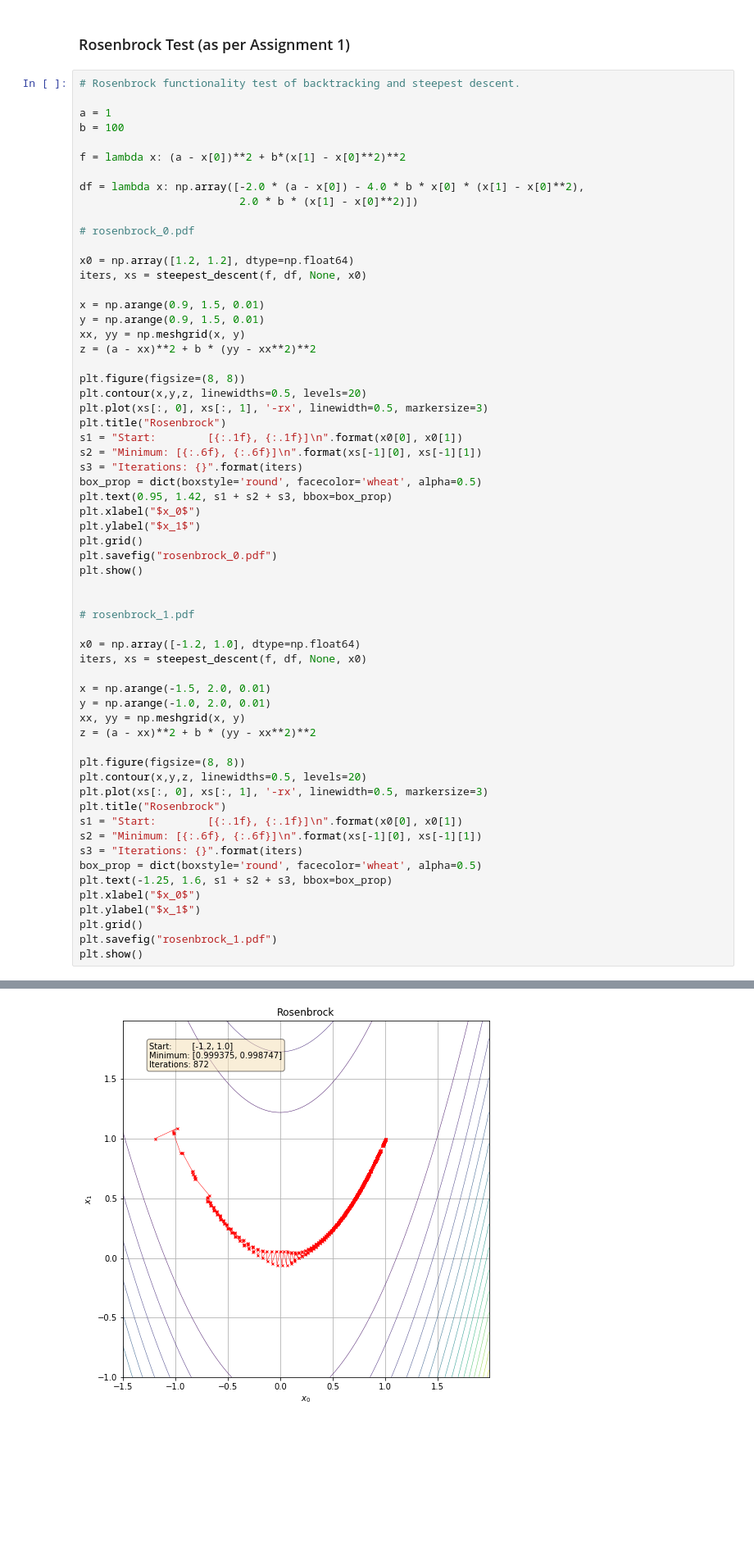
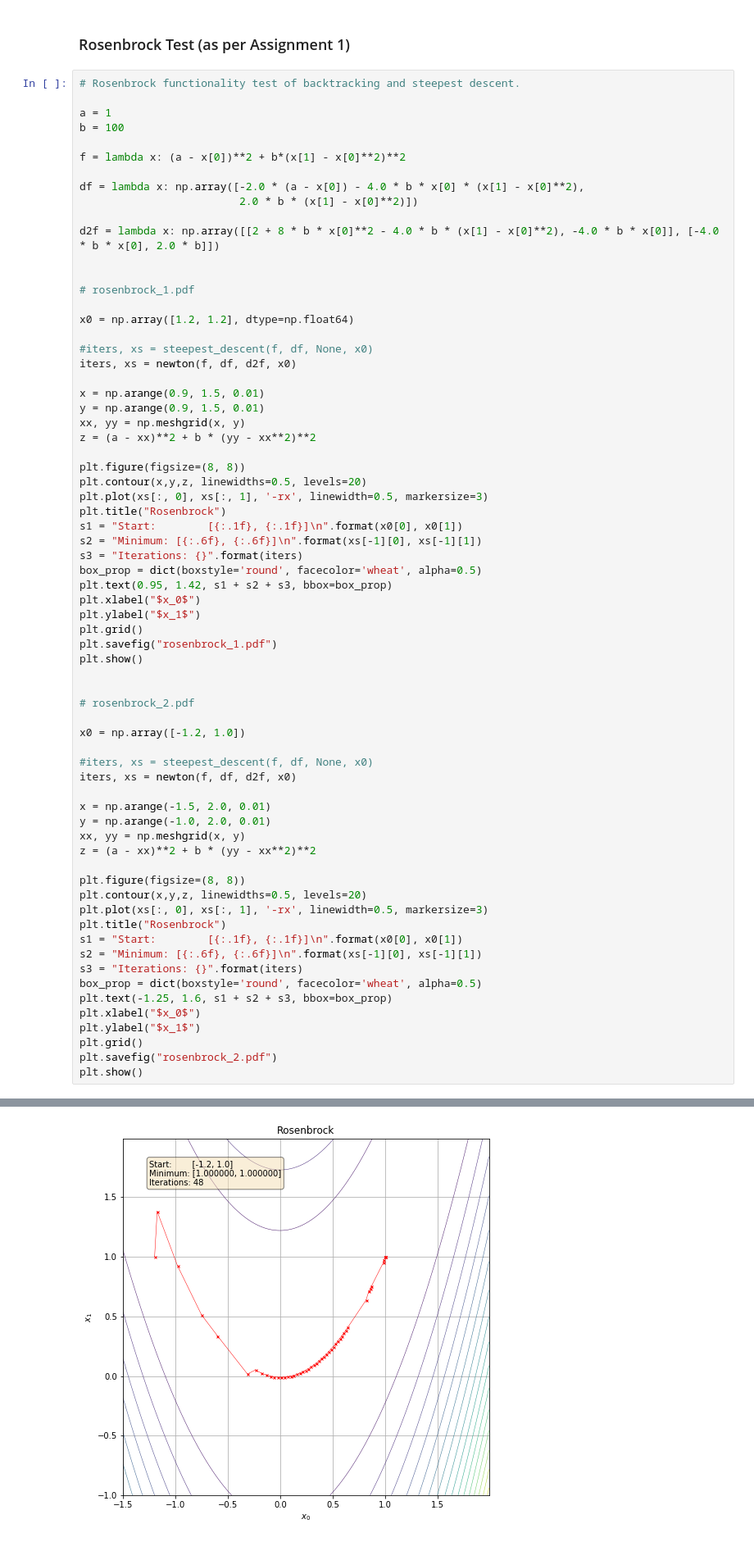
Before and after one commit to johnduffymsc/msc_comp0120project, a Jupyter notebook: COMP0120_Project_Code_John_Duffy.ipynb, the cells around one changed output, grey strips where cells are left out. Shown at 82% size. Cells and saved outputs as stored; diff of their text form; blank space fills up the shorter version.

```diff
--- a/COMP0120_Project_Code_John_Duffy.ipynb
+++ b/COMP0120_Project_Code_John_Duffy.ipynb
@@ -189,10 +209,15 @@ f = lambda x: (a - x[0])**2 + b*(x[1] - x[0]**2)**2
 df = lambda x: np.array([-2.0 * (a - x[0]) - 4.0 * b * x[0] * (x[1] - x[0]**2),
                          2.0 * b * (x[1] - x[0]**2)])
 
-# rosenbrock_0.pdf
+d2f = lambda x: np.array([[2 + 8 * b * x[0]**2 - 4.0 * b * (x[1] - x[0]**2), -4.0 * b * x[0]], [-4.0 * b * x[0], 2.0 * b]])
+
+
+# rosenbrock_1.pdf
 
 x0 = np.array([1.2, 1.2], dtype=np.float64)
-iters, xs = steepest_descent(f, df, None, x0)
+
+#iters, xs = steepest_descent(f, df, None, x0)
+iters, xs = newton(f, df, d2f, x0)
 
 x = np.arange(0.9, 1.5, 0.01)
 y = np.arange(0.9, 1.5, 0.01)
@@ -211,14 +236,16 @@ plt.text(0.95, 1.42, s1 + s2 + s3, bbox=box_prop)
 plt.xlabel("$x_0$")
 plt.ylabel("$x_1$")
 plt.grid()
-plt.savefig("rosenbrock_0.pdf")
+plt.savefig("rosenbrock_1.pdf")
 plt.show()
 
 
-# rosenbrock_1.pdf
+# rosenbrock_2.pdf
 
-x0 = np.array([-1.2, 1.0], dtype=np.float64)
-iters, xs = steepest_descent(f, df, None, x0)
+x0 = np.array([-1.2, 1.0])
+
+#iters, xs = steepest_descent(f, df, None, x0)
+iters, xs = newton(f, df, d2f, x0)
 
 x = np.arange(-1.5, 2.0, 0.01)
 y = np.arange(-1.0, 2.0, 0.01)
@@ -237,6 +264,6 @@ plt.text(-1.25, 1.6, s1 + s2 + s3, bbox=box_prop)
 plt.xlabel("$x_0$")
 plt.ylabel("$x_1$")
 plt.grid()
-plt.savefig("rosenbrock_1.pdf")
+plt.savefig("rosenbrock_2.pdf")
 plt.show()
 # %% [output]
@@ -244,4 +271,4 @@ plt.show()
-[figure, old version]
+[figure, new version]
 # %% [markdown]
 ## SVM Implementation
 
```
Also changed, not shown: parts of 9 cells of this notebook.
